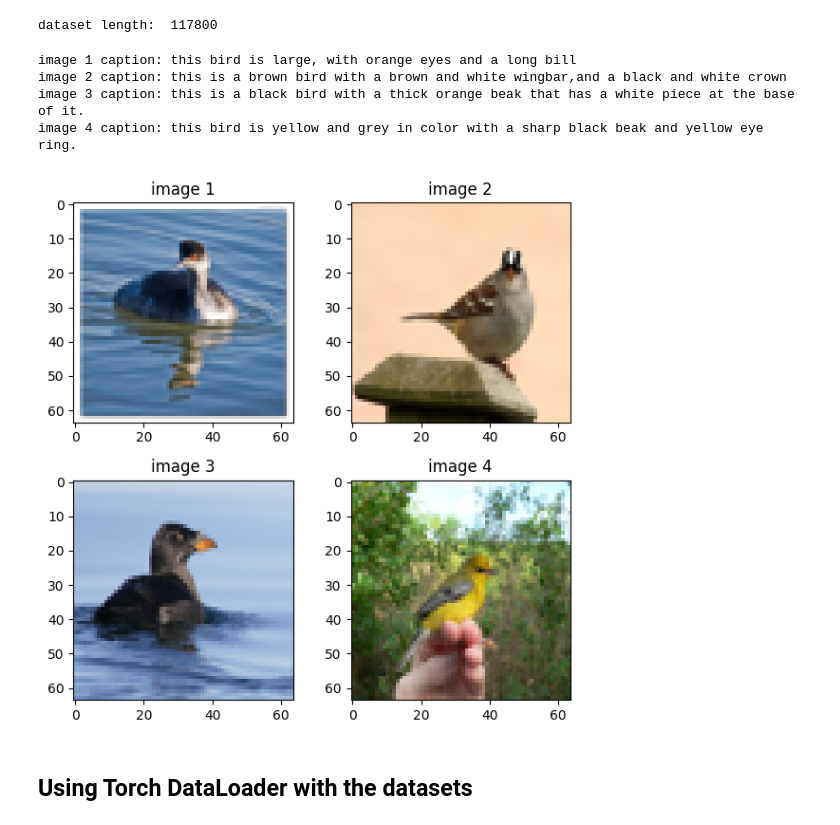
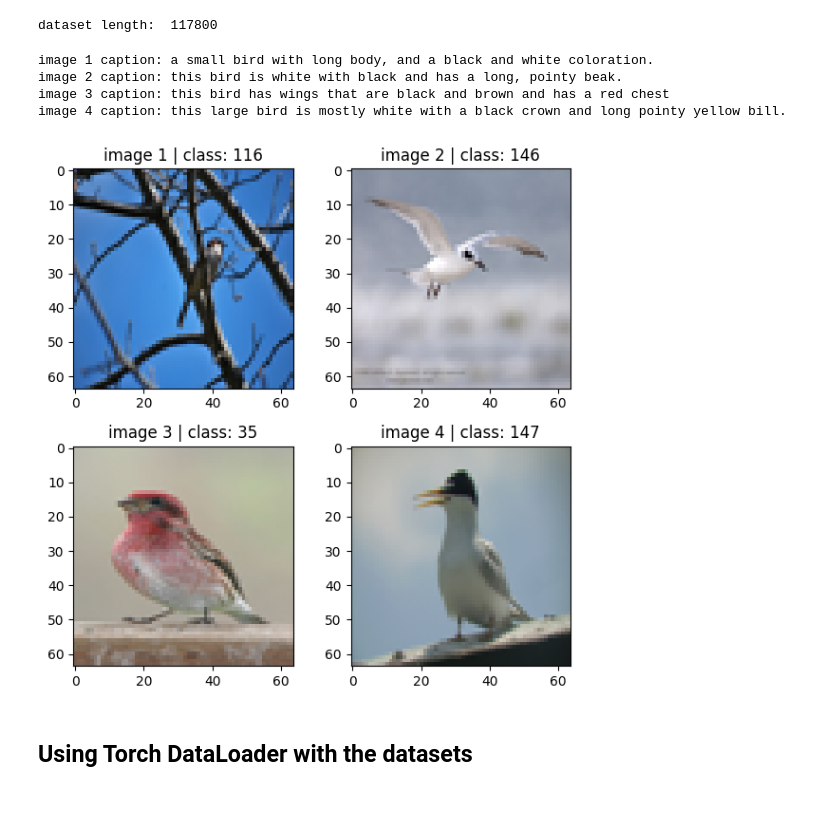
Before and after one commit to RayIci/Deep-Learning-Final-Project, a Jupyter notebook: examples/1) dataset usage.ipynb, the cells around one changed output. Drawn from its saved outputs; the diff is of its cells as text; code cells hidden in the pictures.

Commit message:
Changed datasets. Updated dataset usage.

```diff
--- a/examples/1) dataset usage.ipynb
+++ b/examples/1) dataset usage.ipynb
@@ -17,3 +28,7 @@ import gan_t2i.datasets.DatasetFactory as DatasetFactory
+# %%
+transform_img = transforms.Compose([
+    transforms.ToTensor(),
+])
 # %% [markdown]
 ## Flowers Dataset
 # %% [markdown]
@@ -23,7 +38,7 @@ Create the dataset (e.g. the flower dataset)
 data_folder = os.path.join(os.getcwd(), '../data')
 
 # Create the dataset
-flower_dataset = DatasetFactory.Flowers(data_folder, resize=(64, 64))
+flower_dataset = DatasetFactory.Flowers(data_folder, transform_img=transform_img)
 # %% [output]
 Captions already downloaded
 images already downloaded
@@ -53,8 +67,8 @@ random_indexes = [random.randint(0, len(flower_dataset) - 1) for _ in range(4)]
 plt.figure(figsize=(6,6))
 for i, d_index in enumerate(random_indexes):
     plt.subplot(2,2,i+1)
-    plt.imshow(flower_dataset[d_index][0])
-    plt.title(f"image {i+1}")
+    plt.imshow(transforms.ToPILImage()(flower_dataset[d_index][0]))
+    plt.title(f"image {i+1} | class: {flower_dataset[d_index][2]}")
     print(f"image {i+1} caption: {flower_dataset[d_index][1]}")
 plt.tight_layout()
 plt.show()
@@ -73,7 +87,7 @@ Let's now test the birds dataset
 data_folder = os.path.join(os.getcwd(), '../data')
 
 # Create the dataset
-birds_dataset = DatasetFactory.Birds(data_folder, resize=(64, 64))
+birds_dataset = DatasetFactory.Birds(data_folder, resize=(64, 64), transform_img=transform_img)
 # %% [output]
 Captions already downloaded
 Images already downloaded
@@ -92,20 +105,20 @@ dataset length:  117800
 # %%
 random_indexes = [random.randint(0, len(birds_dataset) - 1) for _ in range(4)]
 
 plt.figure(figsize=(6,6))
 for i, d_index in enumerate(random_indexes):
     plt.subplot(2,2,i+1)
-    plt.imshow(birds_dataset[d_index][0])
-    plt.title(f"image {i+1}")
+    plt.imshow(transforms.ToPILImage()(birds_dataset[d_index][0]))
+    plt.title(f"image {i+1} | class: {birds_dataset[d_index][2]}")
     print(f"image {i+1} caption: {birds_dataset[d_index][1]}")
 plt.tight_layout()
 plt.show()
 # %% [output]
-image 1 caption: this bird is large, with orange eyes and a long bill
-image 2 caption: this is a brown bird with a brown and white wingbar,and a black and white crown
-image 3 caption: this is a black bird with a thick orange beak that has a white piece at the base of it.
-image 4 caption: this bird is yellow and grey in color with a sharp black beak and yellow eye ring.
+image 1 caption: a small bird with long body, and a black and white coloration.
+image 2 caption: this bird is white with black and has a long, pointy beak.
+image 3 caption: this bird has wings that are black and brown and has a red chest
+image 4 caption: this large bird is mostly white with a black crown and long pointy yellow bill.
-[figure, old version]
+[figure, new version]
 # %% [markdown]
 ## Using Torch DataLoader with the datasets
 # %% [markdown]
```
Also changed, not shown: parts of 11 cells of this notebook, 4 other files.
